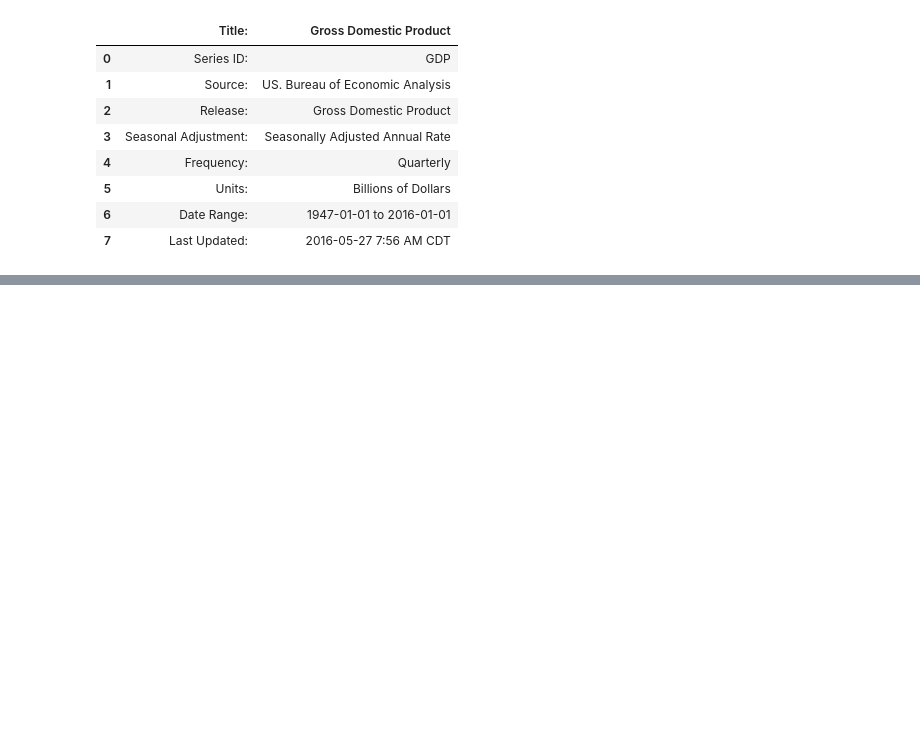
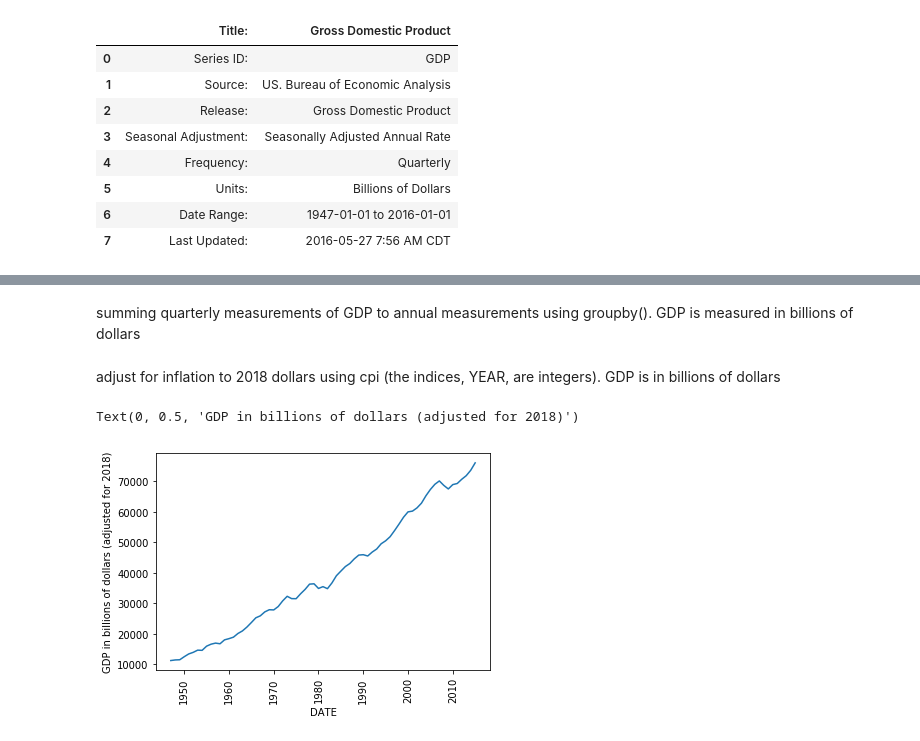
Before and after one commit to cogs108-project-group/Dataset-Analysis-Task-1, a Jupyter notebook: Dataset Analysis - Dataset 5 (GDP).ipynb, the cells around one changed output, grey strips where cells are left out. Saved outputs shown, nothing was run; the diff lists cells and outputs as text; code cells hidden in the pictures; blank space fills up the shorter version.

Commit message:
adjusted for inflation

```diff
--- a/Dataset Analysis - Dataset 5 (GDP).ipynb
+++ b/Dataset Analysis - Dataset 5 (GDP).ipynb
@@ -167,0 +82,2 @@ GDP_df
+# %% [markdown]
+summing quarterly measurements of GDP to annual measurements using groupby(). GDP is measured in billions of dollars
@@ -167,0 +86,16 @@ GDP_df
+# %% [markdown]
+adjust for inflation to 2018 dollars using cpi (the indices, YEAR, are integers). GDP is in billions of dollars
+# %%
+#i = year
+#GDP_df.at[i,'GDP'] is dollars
+
+for i in GDP_df.index:
+    GDP_df.at[i,'GDP_adjusted'] = cpi.inflate(GDP_df.at[i,'GDP'], i, to = 2018)
+# %%
+plt.plot(GDP_df['GDP_adjusted'], '')
+plt.xticks(rotation='vertical')
+plt.xlabel('DATE')
+plt.ylabel('GDP in billions of dollars (adjusted for 2018)')
+# %% [output]
+Text(0, 0.5, 'GDP in billions of dollars (adjusted for 2018)')
+[figure, added]
```
Also changed, not shown: parts of 20 cells of this notebook.
